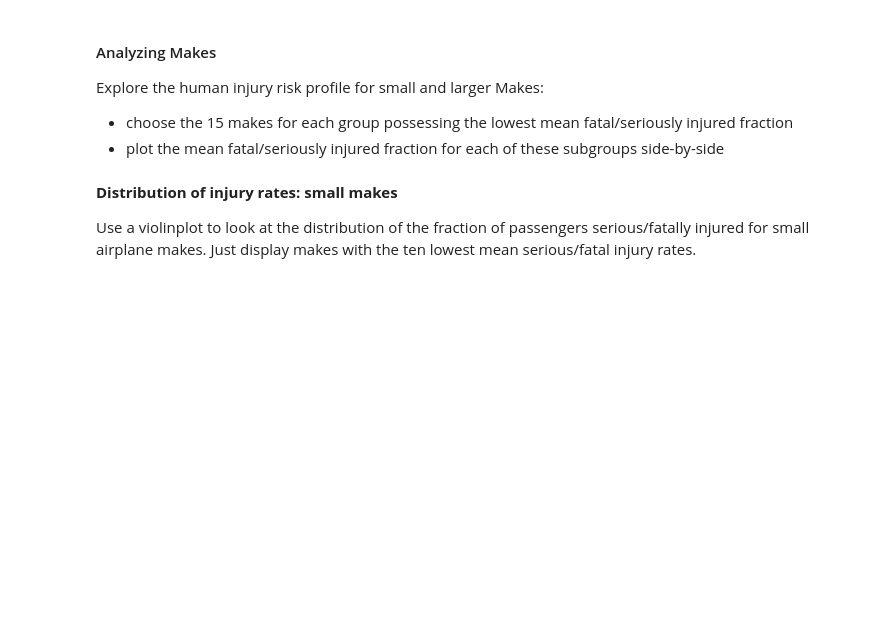
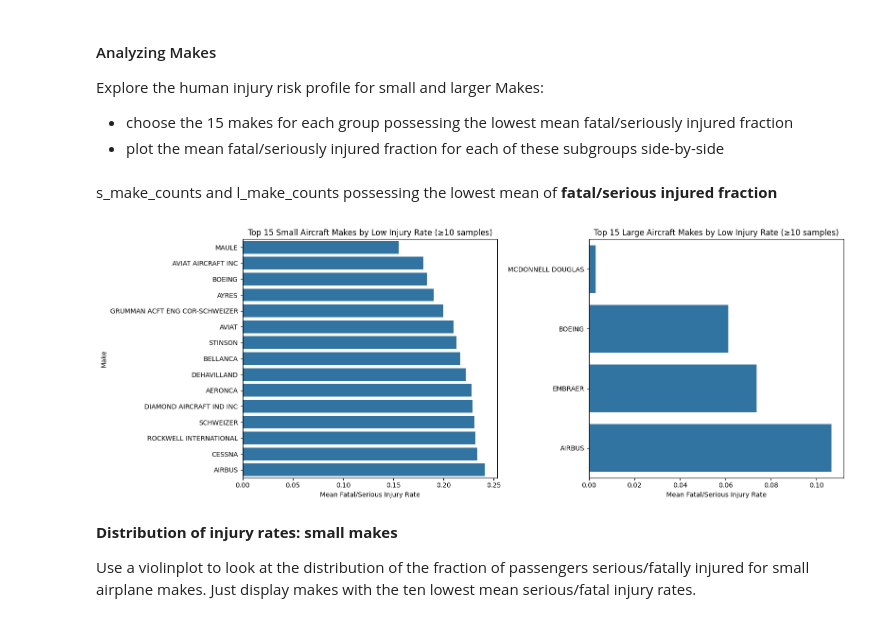
Before and after one commit to Lexie-D/dsc-course0-m8-lab, a Jupyter notebook: Aviation_Accidents_Data_Analysis.ipynb, the cells around one changed output. Saved outputs shown, nothing was run; the diff lists cells and outputs as text; code cells hidden in the pictures; blank space fills up the shorter version.

```diff
--- a/Aviation_Accidents_Data_Analysis.ipynb
+++ b/Aviation_Accidents_Data_Analysis.ipynb
@@ -102,6 +99,45 @@ Larger planes appear to be consistantly more safe, perhaps due to stricter regul
 Explore the human injury risk profile for small and larger Makes:
 - choose the 15 makes for each group possessing the lowest mean fatal/seriously injured fraction
 - plot the mean fatal/seriously injured fraction for each of these subgroups side-by-side
+# %% [markdown]
+s_make_counts and l_make_counts possessing the lowest mean of **fatal/serious injured fraction**
+# %%
+# counts for small make
+s_make_counts=s_planes['Make'].value_counts()
+valid_s_makes=s_make_counts[s_make_counts >= 10].index
+filtered_small=s_planes[s_planes['Make'].isin(valid_s_makes)]
+
+#counts for large make
+l_make_counts=l_planes['Make'].value_counts()
+valid_l_makes=l_make_counts[l_make_counts >= 10].index
+filtered_large= l_planes[l_planes['Make'].isin(valid_l_makes)]
+# %%
+#calculate mean injury rate for small and large
+top_s_makes_filtered=(filtered_small.groupby("Make")["Fatal.Serious.Injury.Rate"].mean().sort_values().head(15).reset_index())
+
+top_l_makes_filtered=(filtered_large.groupby("Make")["Fatal.Serious.Injury.Rate"].mean().sort_values().head(15).reset_index())
+# %%
+#change to be suitable to view
+plt.figure(figsize=(16, 6))
+
+#small aircraft
+plt.subplot(1, 2, 1)
+sns.barplot(data=top_s_makes_filtered, x="Fatal.Serious.Injury.Rate", y="Make")
+plt.title("Top 15 Small Aircraft Makes by Low Injury Rate (≥10 samples)")
+plt.xlabel("Mean Fatal/Serious Injury Rate")
+plt.ylabel("Make")
+
+#large aircraft
+plt.subplot(1, 2, 2) #the last 2 is to have in same row to right of 1st graph
+sns.barplot(data=top_l_makes_filtered, x="Fatal.Serious.Injury.Rate", y="Make")
+plt.title("Top 15 Large Aircraft Makes by Low Injury Rate (≥10 samples)")
+plt.xlabel("Mean Fatal/Serious Injury Rate")
+plt.ylabel("")
+
+plt.tight_layout()
+plt.show()
+# %% [output]
+[figure, added]
 # %% [markdown]
 **Distribution of injury rates: small makes**
 
```
Also changed, not shown: parts of 2 cells of this notebook.
